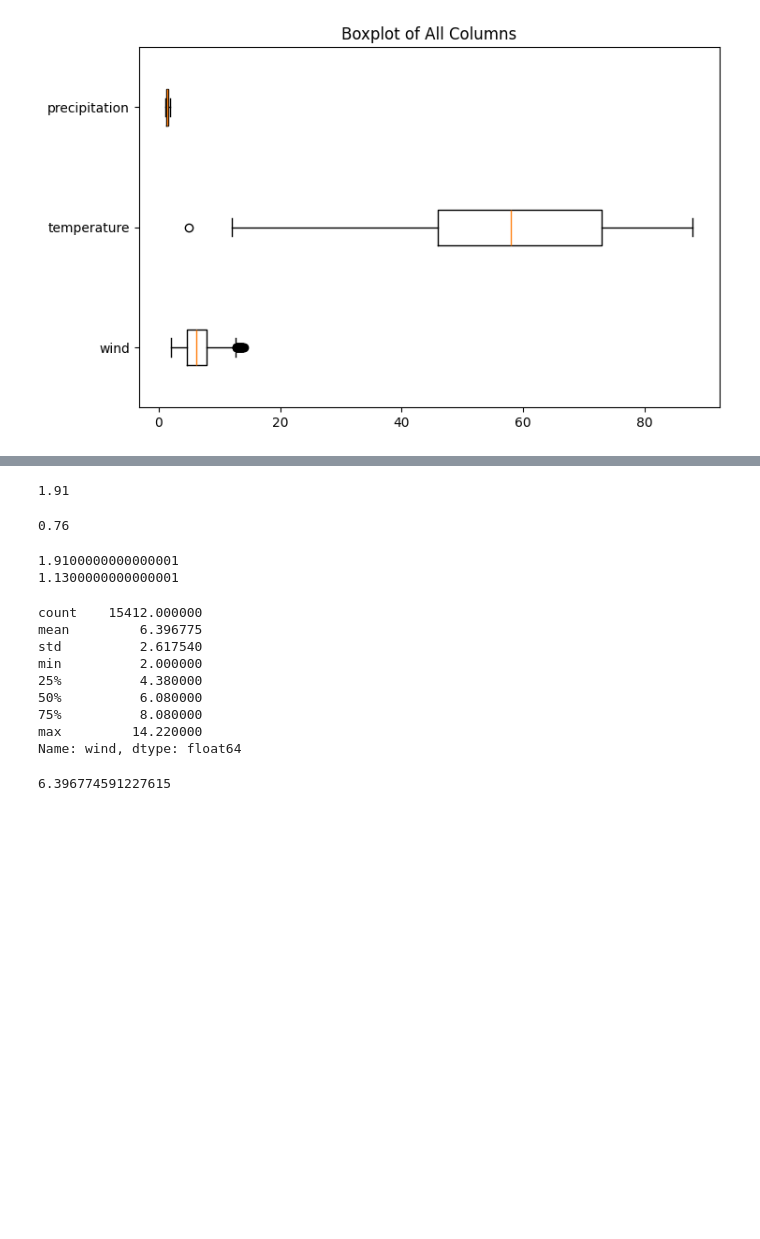
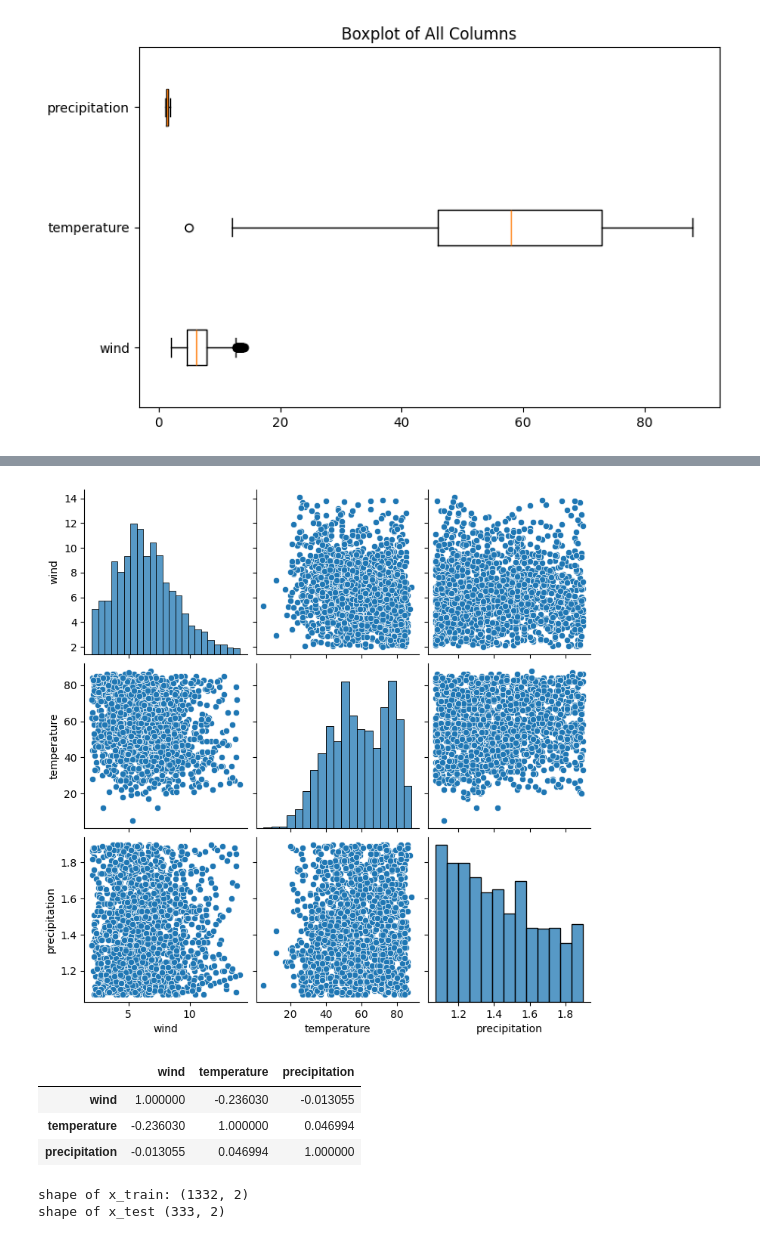
Before and after one commit to pabrokim/weather-project, a Jupyter notebook: weather.ipynb, the cells around one changed output, grey strips where cells are left out. Cells and saved outputs as stored; diff of their text form; code cells hidden in the pictures; blank space fills up the shorter version.

Commit message:
Check corr

```diff
--- a/weather.ipynb
+++ b/weather.ipynb
@@ -96,35 +88,18 @@ df.describe()
-# %%
-outl=df['precipitation'].quantile(0.923)
-outl
-# %% [output]
-1.91
-# %%
-iqr =(df['precipitation'].quantile(0.75) - df['precipitation'].quantile(0.25))
-iqr
-# %% [output]
-0.76
-# %%
-lim=(iqr*1.5)
-up =lim + df['precipitation'].quantile(0.75)
-lowp= lim-df['precipitation'].quantile(0.25)
-print(up)
-print(lowp)
-# %% [output]
-1.9100000000000001
-1.1300000000000001
-# %%
-df['wind'].describe()
-# %% [output]
-count    15412.000000
-mean         6.396775
-std          2.617540
-min          2.000000
-25%          4.380000
-50%          6.080000
-75%          8.080000
-max         14.220000
-Name: wind, dtype: float64
-# %%
-df['wind'].describe()['mean']
-# %% [output]
-6.396774591227615
+# %%
+#check collinearity
+#pairwise plot with seaborn
+sns.pairplot(
+    df,
+    kind='scatter'
+
+);
+# %% [output]
+[figure, added]
+# %%
+#get correlation
+df.corr()
+# %% [output]
+|  | wind | temperature | precipitation |
+| wind | 1.000000 | -0.236030 | -0.013055 |
+| temperature | -0.236030 | 1.000000 | 0.046994 |
+| precipitation | -0.013055 | 0.046994 | 1.000000 |
@@ -130,0 +115,6 @@ df['wind'].describe()['mean']
+# %%
+print('shape of x_train:', x_train.shape)
+print('shape of x_test', x_test.shape)
+# %% [output]
+shape of x_train: (1332, 2)
+shape of x_test (333, 2)
```
Also changed, not shown: parts of 5 cells of this notebook.
